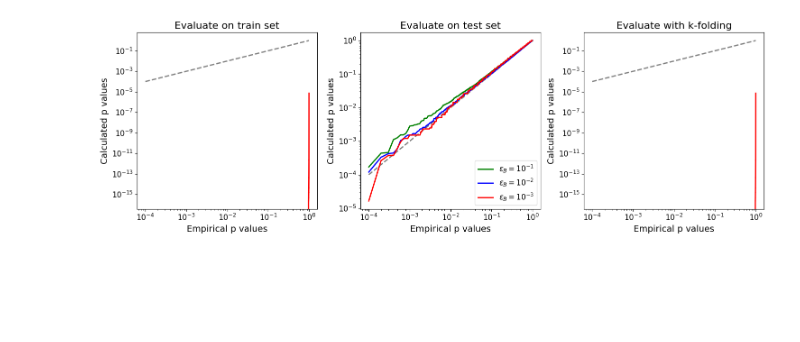
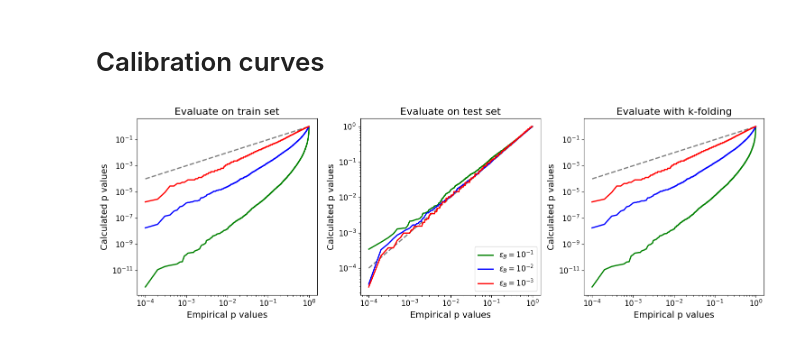
Before and after one commit to mariehein/look_everywhere_in_AD, a Jupyter notebook: plotting_LHCO.ipynb, the cells around one changed output. Cells and saved outputs as stored; diff of their text form; code cells hidden in the pictures; blank space fills up the shorter version.

```diff
--- a/plotting_LHCO.ipynb
+++ b/plotting_LHCO.ipynb
@@ -6,8 +33,10 @@ general_directory = "/hpcwork/zu992399/look_elsewhere_paper/"
+# %% [markdown]
+# Calibration curves
 # %%
-direc = general_directory+"LHCO_BDT/"
+direc = general_directory+"LHCO_NN/"
 p_train = np.sort(np.load(direc+"evaluate_on_train.npy"))
 p_test = np.sort(np.load(direc+"evaluate_on_test_half.npy"))
 p_kfolds = p_train
-pl.calibration_curve_plot(p_train, p_test, p_kfolds, 10000, "LHCO_BDT", NNBDT=True)
+pl.calibration_curve_plot(p_train, p_test, p_kfolds, 10000, "LHCO_NN", NNBDT=True)
 # %% [output]
-[figure, old version]
+[figure, new version]
```
Also changed, not shown: parts of 7 cells of this notebook, 9 other files.
